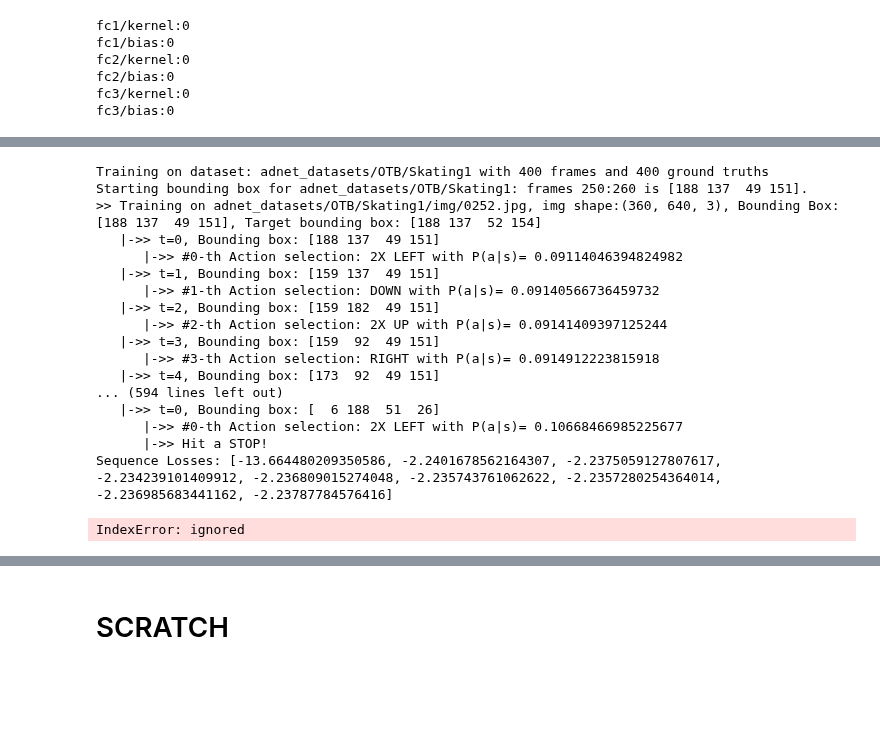
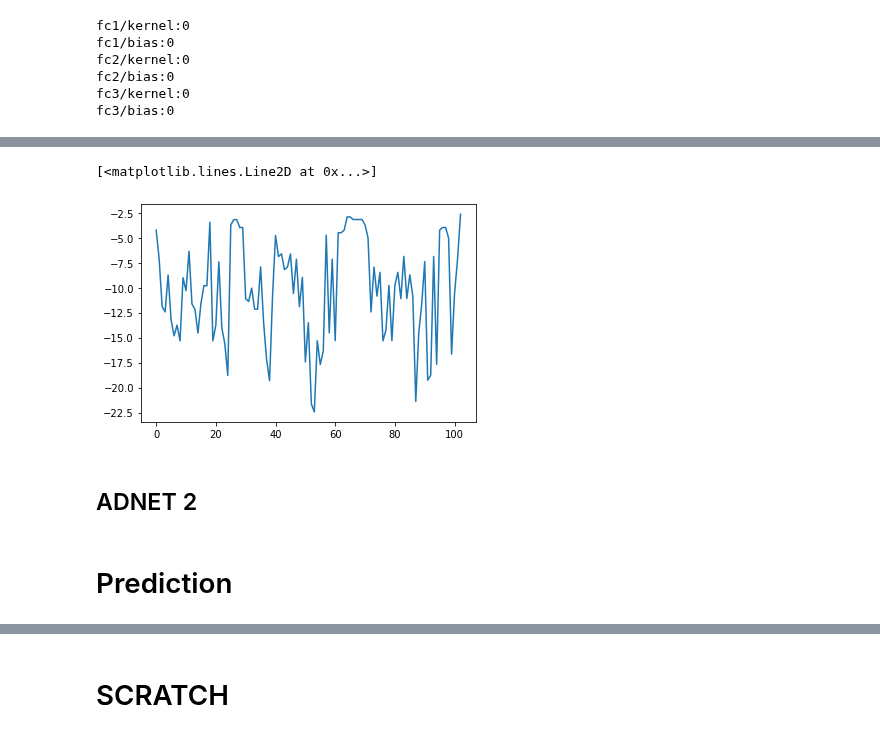
Before and after one commit to da2985/e6885-adnet, a Jupyter notebook: reinforce.ipynb, the cells around one changed output, grey strips where cells are left out. Saved outputs shown, nothing was run; the diff lists cells and outputs as text; code cells hidden in the pictures; blank space fills up the shorter version.

```diff
--- a/reinforce.ipynb
+++ b/reinforce.ipynb
@@ -407,21 +504,23 @@ Down-shifted bounding box
 # %%
-model=ADNET()
+adnet_model=ADNET()
 
 action_hist = np.zeros(shape = (1,1,1,110))
-model.build(action_hist)
+adnet_model.build(action_hist)
 #model.compile(tf.keras.optimizers.Adam())
 YIFAN_WEIGHTS_PATH = "yifanweights.mat"
 weights = hdf5storage.loadmat(YIFAN_WEIGHTS_PATH)
-model=setWeights(model,weights,weights)
+adnet_model=setWeights(adnet_model,weights,weights)
 
-model.layers[0].trainable=False
-model.layers[1].trainable=False
-model.layers[2].trainable=False
-model.layers[3].trainable=False
-model.layers[4].trainable=False
-model.layers[5].trainable=False
-model.layers[-3].trainable=False
-for v in model.trainable_variables:
+adnet_model.layers[0].trainable=False
+adnet_model.layers[1].trainable=False
+adnet_model.layers[2].trainable=False
+adnet_model.layers[3].trainable=False
+adnet_model.layers[4].trainable=False
+adnet_model.layers[5].trainable=False
+
+adnet_model.layers[-3].trainable=False
+
+for v in adnet_model.trainable_variables:
   print(v.name)
 # %% [output]
 fc1/kernel:0
@@ -432,0 +704,7 @@ fc3/bias:0
+# %%
+plt.plot(np.arange(len(losses)), losses) # Plot losses with # episodes
+# %% [output]
+[<matplotlib.lines.Line2D at 0x...>]
+[figure, added]
+# %% [markdown]
+## ADNET 2
@@ -446,7 +729,7 @@ EPOCH_NO = 10
 VERBOSE=False
 
 
-def train(model: ADNET, dataset: str, L: int=10, K: int= 10):
+def train(model: tf.keras.Model, dataset: str, L: int=10, K: int= 10):
   '''
   :param: dataset: is the dataset path to train from
   :param: L: is the length of the frame sequence to use
@@ -465,7 +748,7 @@ def train(model: ADNET, dataset: str, L: int=10, K: int= 10):
   end_frame = start_frame + L
 
   adamOptimizer = Adam(learning_rate=0.001)
-  sgdOptimizer = SGD(learning_rate=0.0001,momentum=0.9)
+  sgdOptimizer = SGD(learning_rate=0.00001,momentum=0.9)
   with tf.GradientTape() as tape:
 
     bbox = gt[start_frame]
@@ -474,6 +757,8 @@ def train(model: ADNET, dataset: str, L: int=10, K: int= 10):
 
     seq_losses = []
     seen_bboxes = set()
+    action_hist = np.zeros((ACTION_DIM * K, 1)) # FIFO buffer
+    action_hist_idx = 0 # FIFO index
     for i in range(start_frame+1, end_frame):
       #print("  >> Training on {}".format(frames[i]))
       img = cv2.imread(frames[i])
@@ -486,10 +771,11 @@ def train(model: ADNET, dataset: str, L: int=10, K: int= 10):
                 bbox, target_bbox))
 
       frame_losses = []
-      action_hist = np.zeros((ACTION_DIM * K, 1))
+      # action_hist = np.zeros((ACTION_DIM * K, 1)) # Between consecutive frames history
       for t in range(K):
         print("   |->> t={0}, Bounding box: {1}".format(t, bbox))
-        model.setActionHistory(action_hist.reshape((1, 1, 1, ACTION_DIM * K)))
+        #model.setActionHistory(action_hist.reshape((1, 1, 1, ACTION_DIM * K)))
+        model.setActionHistory(action_hist.reshape((1, ACTION_DIM * K))) ### For ADNET_v2
 
         # Get image patch
         patch = tf.image.resize(img[bbox[1]:(bbox[1] + bbox[3]),
@@ -504,12 +790,16 @@ def train(model: ADNET, dataset: str, L: int=10, K: int= 10):
 
         # Append REINFORCE loss
         frame_losses.append(-tf.math.log(a_prob[a]))
+        #frame_losses.append(-tf.math.log(min(a_prob[a],0.9))) #probability clipping
         if isStop(a) or tuple(bbox) in seen_bboxes:
           print("      |->> Hit a STOP!")
           break
 
         # Prepare for next iteration by setting the action history
-        action_hist[t * ACTION_DIM + a] = 1
+
+        action_hist[action_hist_idx * ACTION_DIM + a] = 1
+        action_hist_idx = (action_hist_idx + 1) % ACTION_HIST
+        # action_hist[t * ACTION_DIM + a] = 1
         seen_bboxes.add(tuple(bbox))
         # print("    > Action History: {0}".format(action_hist.reshape((10, 11))))
 
@@ -524,14 +814,14 @@ def train(model: ADNET, dataset: str, L: int=10, K: int= 10):
     print("Sequence Losses: {0}".format(
         [l.numpy().item() for l in seq_losses]))
 
-    grads = tape.gradient(tf.reshape(sum(seq_losses), (1)),
-                          model.trainable_variables)
-    adamOptimizer.apply_gradients(zip(grads, model.trainable_variables))
+  grads = tape.gradient(tf.reshape(sum(seq_losses), (1)),model.trainable_variables)
+  sgdOptimizer.apply_gradients(zip(grads, model.trainable_variables))
+    #print([l.get_weights() for l in model.layers[-4:-3]]) # FC WEIGHTs
 
 
 ALL_DATASETS_LIST = glob.glob("adnet_datasets/OTB/*")
 erroneous_datasets = [] # Use to print problematic dataests
-for i in range(100):
+for i in range(10):
 
   rand_idx = random.randint(0, len(ALL_DATASETS_LIST) - 1) # INCLUSIVE BOUNDS
   d = ALL_DATASETS_LIST[rand_idx]
@@ -541,25 +831,8 @@ for i in range(100):
     # Catch the exception and move on with training
     print(e)
     erroneous_datasets.append(d)
-# %% [output]
-Training on dataset: adnet_datasets/OTB/Skating1 with 400 frames and 400 ground truths
-Starting bounding box for adnet_datasets/OTB/Skating1: frames 250:260 is [188 137  49 151].
->> Training on adnet_datasets/OTB/Skating1/img/0252.jpg, img shape:(360, 640, 3), Bounding Box: [188 137  49 151], Target bounding box: [188 137  52 154]
-   |->> t=0, Bounding box: [188 137  49 151]
-      |->> #0-th Action selection: 2X LEFT with P(a|s)= 0.09114046394824982
-   |->> t=1, Bounding box: [159 137  49 151]
-      |->> #1-th Action selection: DOWN with P(a|s)= 0.09140566736459732
-   |->> t=2, Bounding box: [159 182  49 151]
-      |->> #2-th Action selection: 2X UP with P(a|s)= 0.09141409397125244
-   |->> t=3, Bounding box: [159  92  49 151]
-      |->> #3-th Action selection: RIGHT with P(a|s)= 0.0914912223815918
-   |->> t=4, Bounding box: [173  92  49 151]
-... (594 lines left out)
-   |->> t=0, Bounding box: [  6 188  51  26]
-      |->> #0-th Action selection: 2X LEFT with P(a|s)= 0.10668466985225677
-      |->> Hit a STOP!
-Sequence Losses: [-13.664480209350586, -2.2401678562164307, -2.2375059127807617, -2.234239101409912, -2.236809015274048, -2.235743761062622, -2.2357280254364014, -2.236985683441162, -2.23787784576416]
-IndexError: ignored
+# %% [markdown]
+# Prediction
 # %%
 print(erroneous_datasets)
 
```
Also changed, not shown: parts of 14 cells of this notebook.
